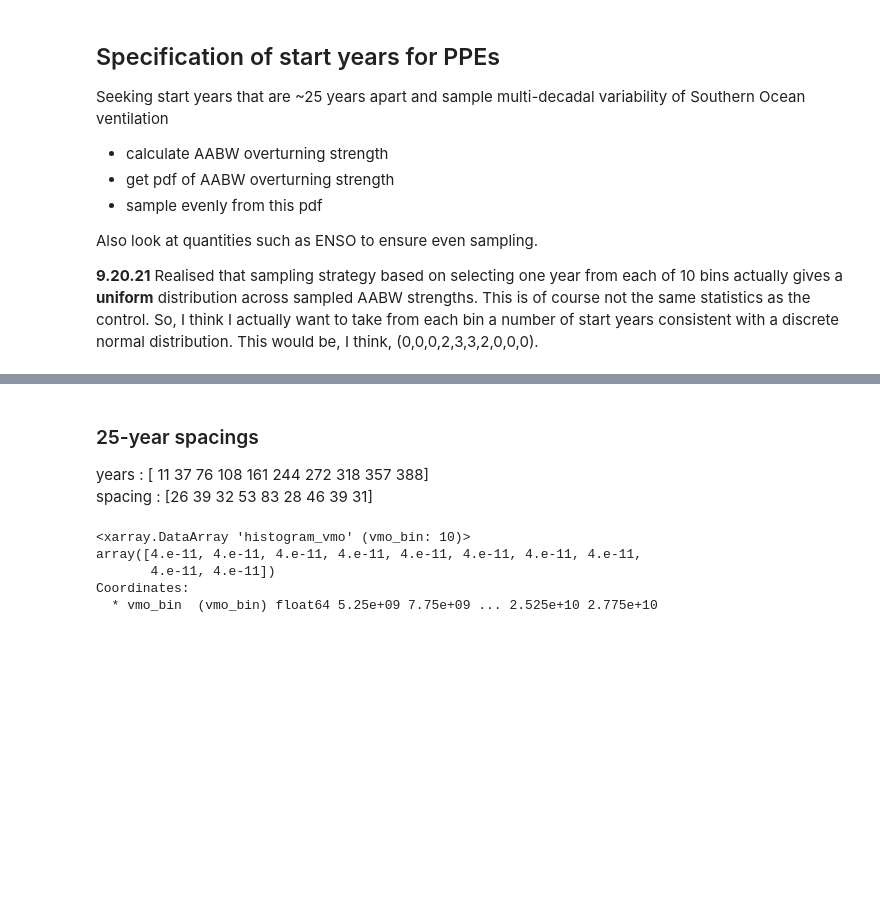
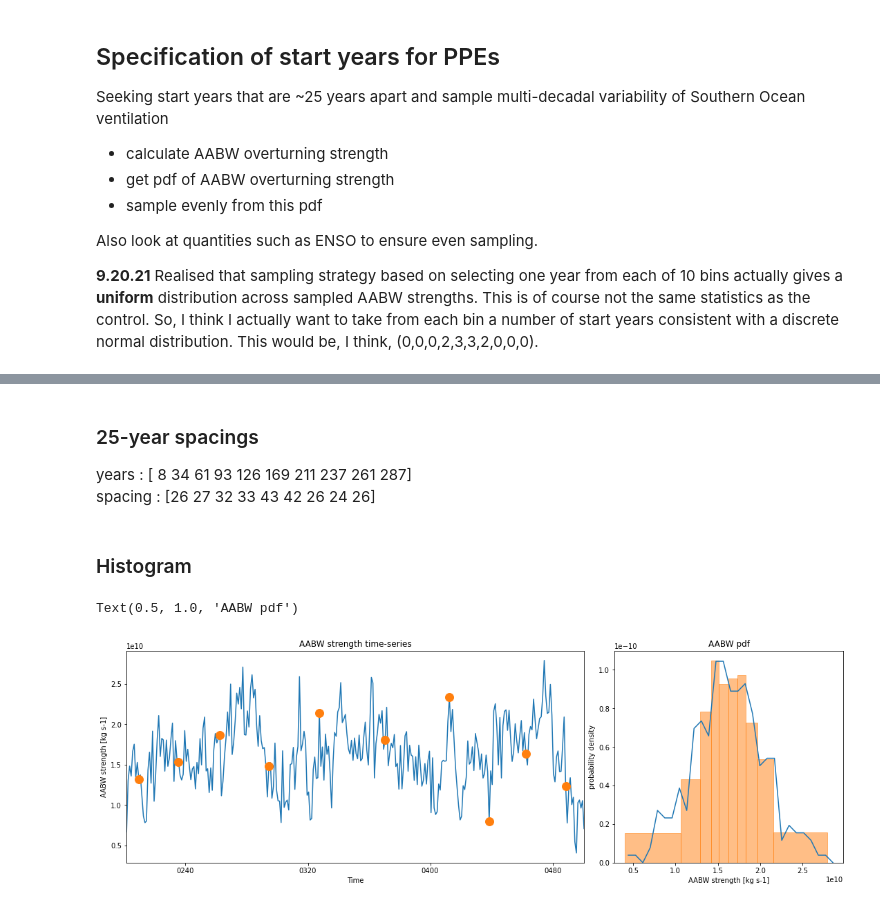
Before and after one commit to gmacgilchrist/esm4ppe_dev, a Jupyter notebook: notebooks/dev_startyears.ipynb, the cells around one changed output, grey strips where cells are left out. Saved outputs shown, nothing was run; the diff lists cells and outputs as text; code cells hidden in the pictures; blank space fills up the shorter version.

```diff
--- a/notebooks/dev_startyears.ipynb
+++ b/notebooks/dev_startyears.ipynb
@@ -145,13 +107,38 @@ niter : 10231
-# %% [markdown]
-### 25-year spacings
-years : [ 11  37  76 108 161 244 272 318 357 388]
-spacing : [26 39 32 53 83 28 46 39 31]
-# %%
-maxpsi_sample = maxpsi.isel({'time':years})
-maxpsi_hist.plot()
-# %% [output]
-<xarray.DataArray 'histogram_vmo' (vmo_bin: 10)>
-array([4.e-11, 4.e-11, 4.e-11, 4.e-11, 4.e-11, 4.e-11, 4.e-11, 4.e-11,
-       4.e-11, 4.e-11])
-Coordinates:
-  * vmo_bin  (vmo_bin) float64 5.25e+09 7.75e+09 ... 2.525e+10 2.775e+10
+# %% [markdown]
+### 25-year spacings
+years : [  8  34  61  93 126 169 211 237 261 287]
+spacing : [26 27 32 33 43 42 26 24 26]
+# %%
+years = np.array([8,  34,  61,  93, 126, 169, 211, 237, 261, 287])
+# %% [markdown]
+### Histogram
+# %%
+maxpsi_sample = maxpsi.isel(time=years)
+nbins = 30
+binmin=0.4e10
+binmax=2.9e10
+bins_now = np.linspace(binmin,binmax,nbins)
+maxpsi_hist = histogram(maxpsi,bins=[bins_now],dim=['time'],density=True)
+# Get pdf in quartile bins
+maxpsi_sample_hist = histogram(maxpsi_sample,bins=[bins],dim=['time'],density=True)
+# %%
+fig = plt.figure(constrained_layout=True,figsize=(15,5))
+spec = gridspec.GridSpec(ncols=3, nrows=1, figure=fig)
+ax1 = fig.add_subplot(spec[0:2])
+ax2 = fig.add_subplot(spec[2])
+
+ax1.plot(maxpsi['time'],maxpsi)
+ax1.plot(maxpsi_sample['time'],maxpsi_sample,'o',markersize=12)
+ax1.set_ylabel('AABW strength [kg s-1]')
+ax1.set_xlabel('Time')
+ax1.set_title('AABW strength time-series')
+ax1.autoscale(enable=True, axis='x', tight=True)
+
+ax2.plot(maxpsi_hist['vmo_bin'],maxpsi_hist)
+ax2.bar(maxpsi_sample_hist['vmo_bin'],maxpsi_sample_hist,width=np.diff(bins),color='tab:orange',alpha=0.5,edgecolor='tab:orange')
+ax2.set_ylabel('probability density')
+ax2.set_xlabel('AABW strength [kg s-1]')
+ax2.set_title('AABW pdf');
+# %% [output]
+Text(0.5, 1.0, 'AABW pdf')
+[figure, added]
```
Also changed, not shown: parts of 12 cells of this notebook.
